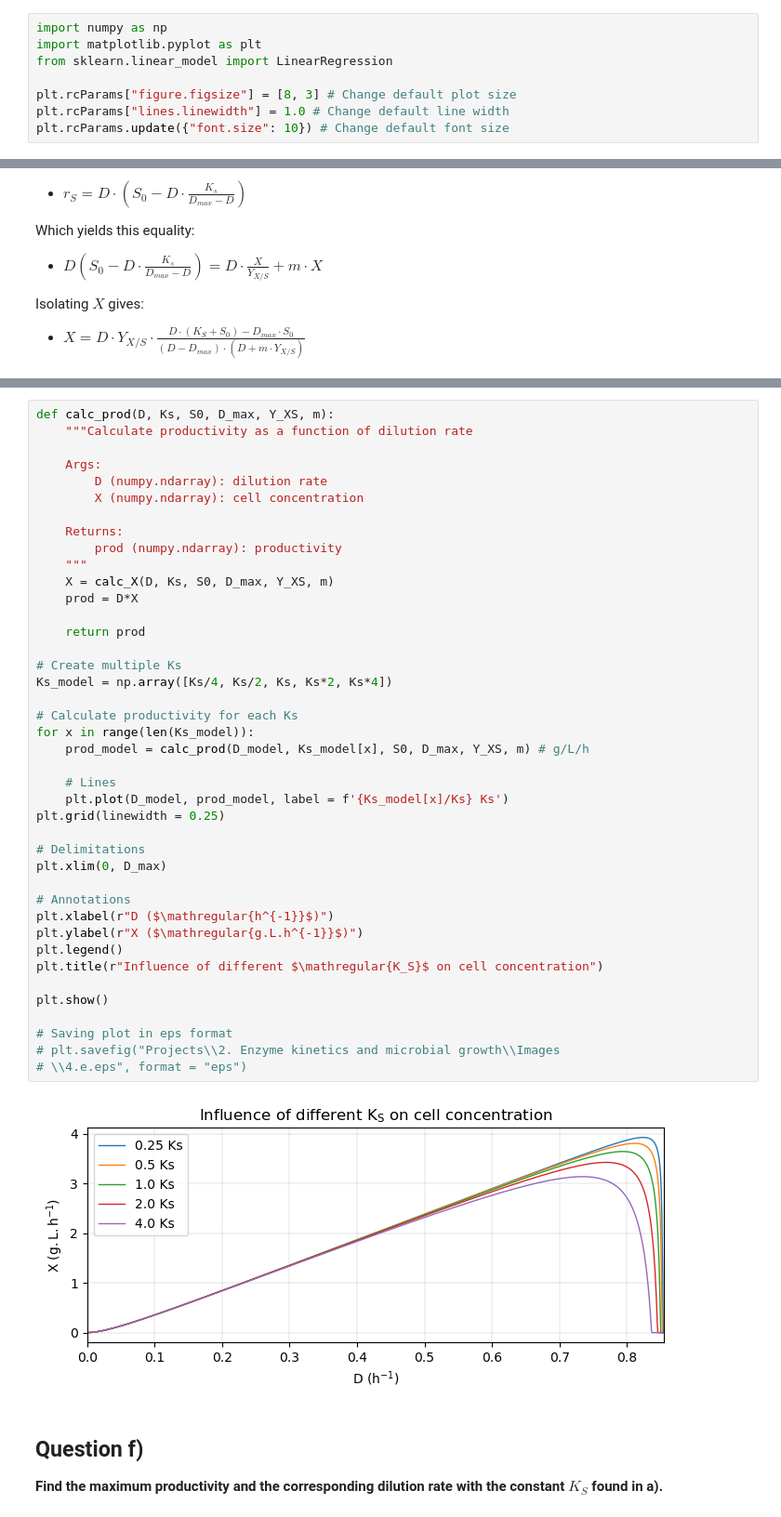
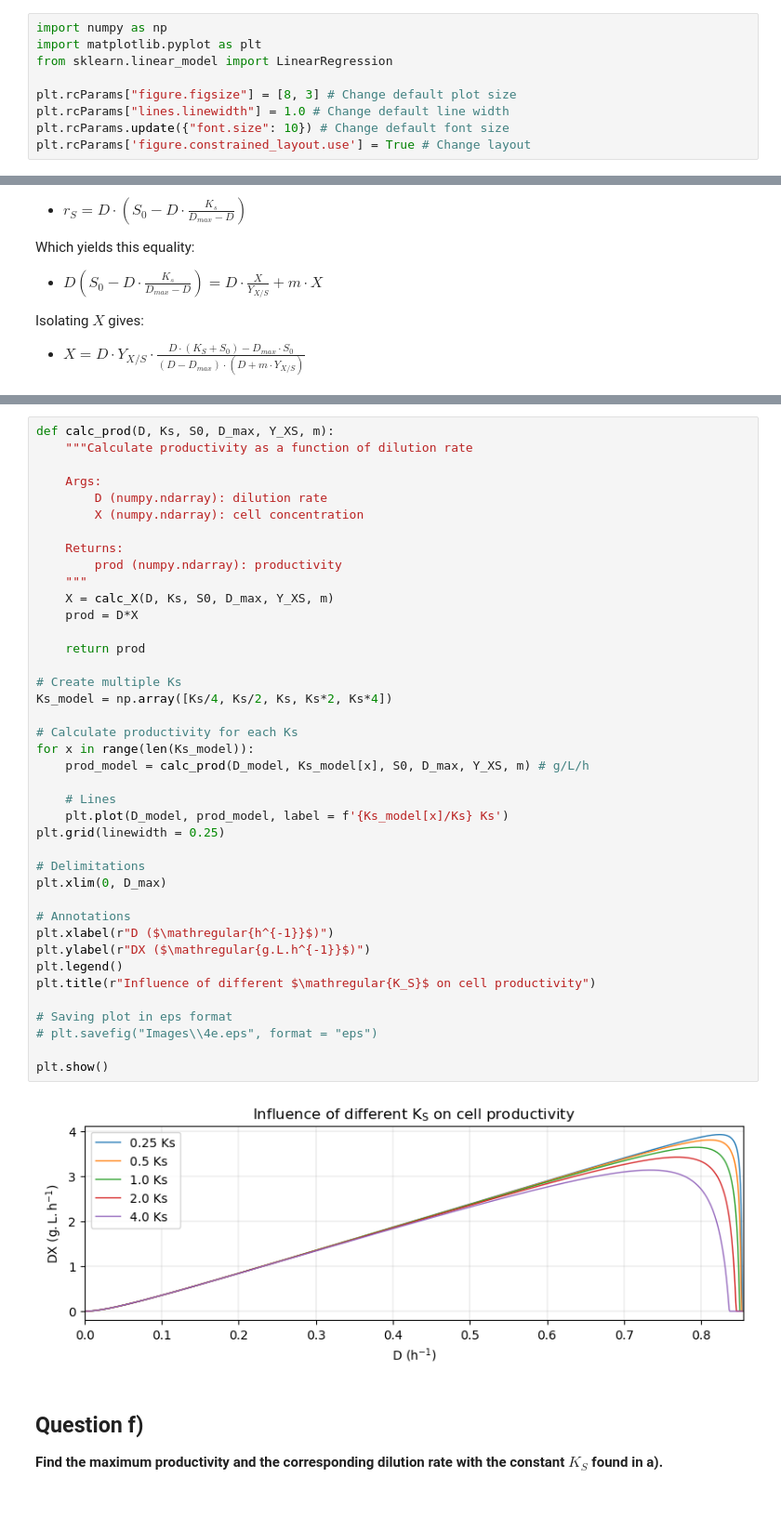
Before and after one commit to jonathanrsr/biochemical, a Jupyter notebook: Projects/2. Enzyme kinetics and microbial growth/Exercise 4.ipynb, the cells around one changed output, grey strips where cells are left out. Shown: that part at 93% size. Drawn from its saved outputs; the diff is of its cells as text.

```diff
--- a/Projects/2. Enzyme kinetics and microbial growth/Exercise 4.ipynb
+++ b/Projects/2. Enzyme kinetics and microbial growth/Exercise 4.ipynb
@@ -6,6 +6,7 @@ from sklearn.linear_model import LinearRegression
 plt.rcParams["figure.figsize"] = [8, 3] # Change default plot size
 plt.rcParams["lines.linewidth"] = 1.0 # Change default line width
 plt.rcParams.update({"font.size": 10}) # Change default font size
+plt.rcParams['figure.constrained_layout.use'] = True # Change layout
 # %% [markdown]
 # Project 2. Enzyme kinetics and microbial growth
 # %% [markdown]
@@ -352,40 +350,39 @@ def calc_prod(D, Ks, S0, D_max, Y_XS, m):
         X (numpy.ndarray): cell concentration
 
     Returns:
         prod (numpy.ndarray): productivity
     """
     X = calc_X(D, Ks, S0, D_max, Y_XS, m)
     prod = D*X
 
     return prod
 
 # Create multiple Ks
 Ks_model = np.array([Ks/4, Ks/2, Ks, Ks*2, Ks*4])
 
 # Calculate productivity for each Ks
 for x in range(len(Ks_model)):
     prod_model = calc_prod(D_model, Ks_model[x], S0, D_max, Y_XS, m) # g/L/h
 
     # Lines
     plt.plot(D_model, prod_model, label = f'{Ks_model[x]/Ks} Ks')
 plt.grid(linewidth = 0.25)
 
 # Delimitations
 plt.xlim(0, D_max)
 
 # Annotations
 plt.xlabel(r"D ($\mathregular{h^{-1}}$)")
-plt.ylabel(r"X ($\mathregular{g.L.h^{-1}}$)")
+plt.ylabel(r"DX ($\mathregular{g.L.h^{-1}}$)")
 plt.legend()
-plt.title(r"Influence of different $\mathregular{K_S}$ on cell concentration")
+plt.title(r"Influence of different $\mathregular{K_S}$ on cell productivity")
+
+# Saving plot in eps format
+# plt.savefig("Images\\4e.eps", format = "eps")
 
 plt.show()
-
-# Saving plot in eps format
-# plt.savefig("Projects\\2. Enzyme kinetics and microbial growth\\Images
-# \\4.e.eps", format = "eps")
 # %% [output]
-[figure, old version]
+[figure, new version]
 # %% [markdown]
 ## Question f)
 
```
Also changed, not shown: parts of 5 cells of this notebook, 2 other files.
